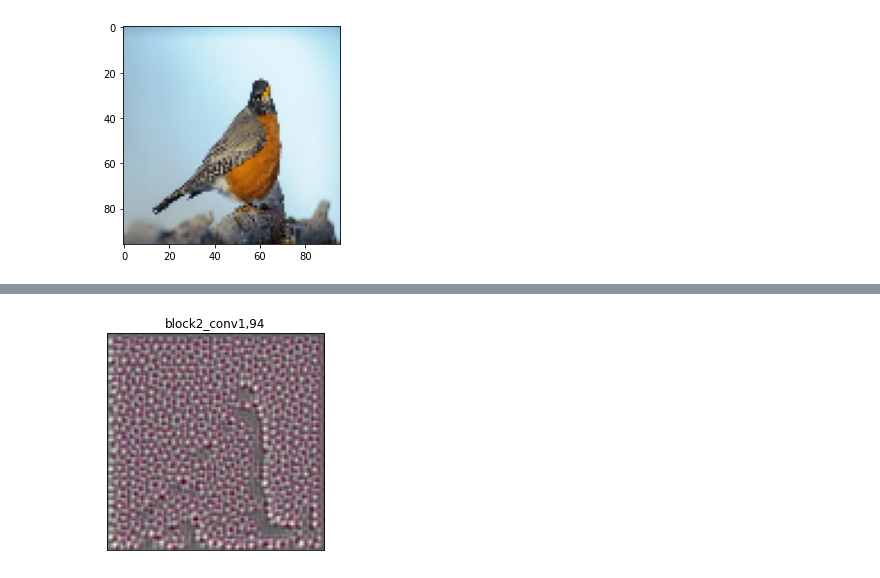
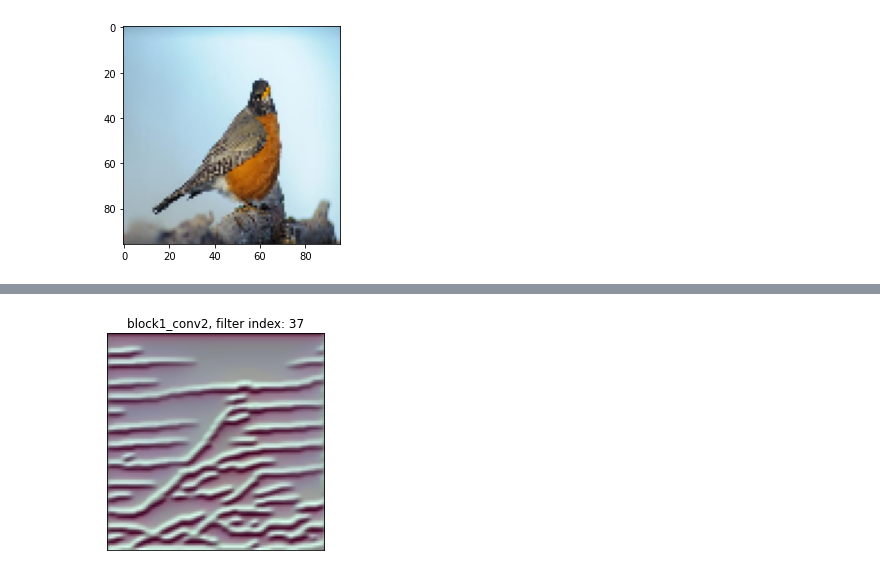
Before and after one commit to yash9904/CNN-Filter-Visualization, a Jupyter notebook: Visualizing Filters of a CNN.ipynb, the cells around one changed output, grey strips where cells are left out. Cells and saved outputs as stored; diff of their text form; code cells hidden in the pictures.

```diff
--- a/Visualizing Filters of a CNN.ipynb
+++ b/Visualizing Filters of a CNN.ipynb
@@ -108,7 +108,7 @@ def visualize_filter(layer_name, image = None, f_index=None, iters=50):
     if (i+1) % verbose_step == 0:
       print(f'Iteration: {i+1}, Loss: {loss.numpy():.4f}')
 
-  plot_image(image, f'{layer_name},{f_index}')
+  plot_image(image, f'{layer_name}, filter index: {f_index}')
 # %% [markdown]
 ## Final Results
 # %%
@@ -144,7 +144,7 @@ my_img = my_image("image/bird.jpg")
 (96, 96, 3)
 [figure]
 # %%
-layer_name = 'block2_conv1' #@param ['block1_conv1', 'block1_conv2', 'block2_conv1', 'block2_conv2', 'block3_conv1', 'block3_conv2', 'block3_conv3', 'block4_conv1', 'block4_conv2', 'block4_conv3', 'block5_conv1', 'block5_conv2', 'block5_conv3']
+layer_name = 'block1_conv2' #@param ['block1_conv1', 'block1_conv2', 'block2_conv1', 'block2_conv2', 'block3_conv1', 'block3_conv2', 'block3_conv3', 'block4_conv1', 'block4_conv2', 'block4_conv3', 'block5_conv1', 'block5_conv2', 'block5_conv3']
 
 visualize_filter(layer_name, my_img, f_index = None, iters=100)
 # %% [output]
@@ -161 +161 @@ Iteration: 100, Loss: 102.7329
-[figure, old version]
+[figure, new version]
```
Also changed, not shown: parts of 2 cells of this notebook.
